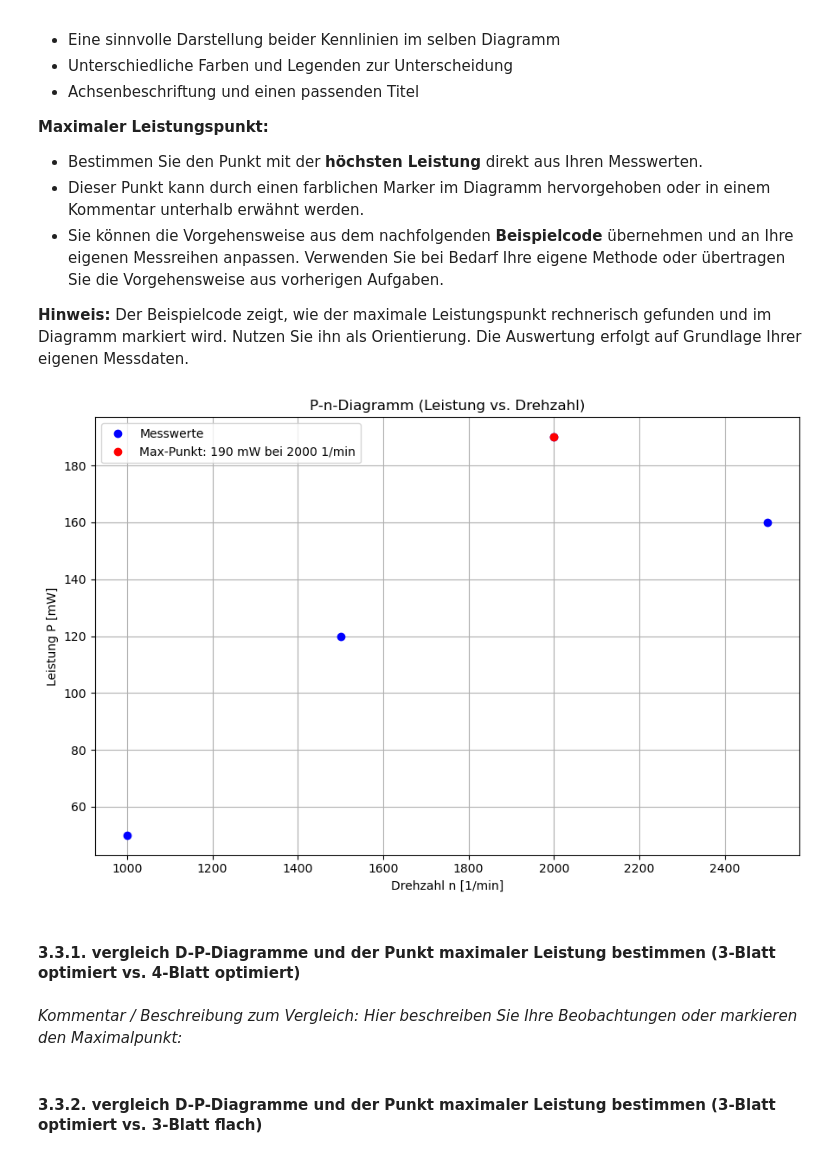
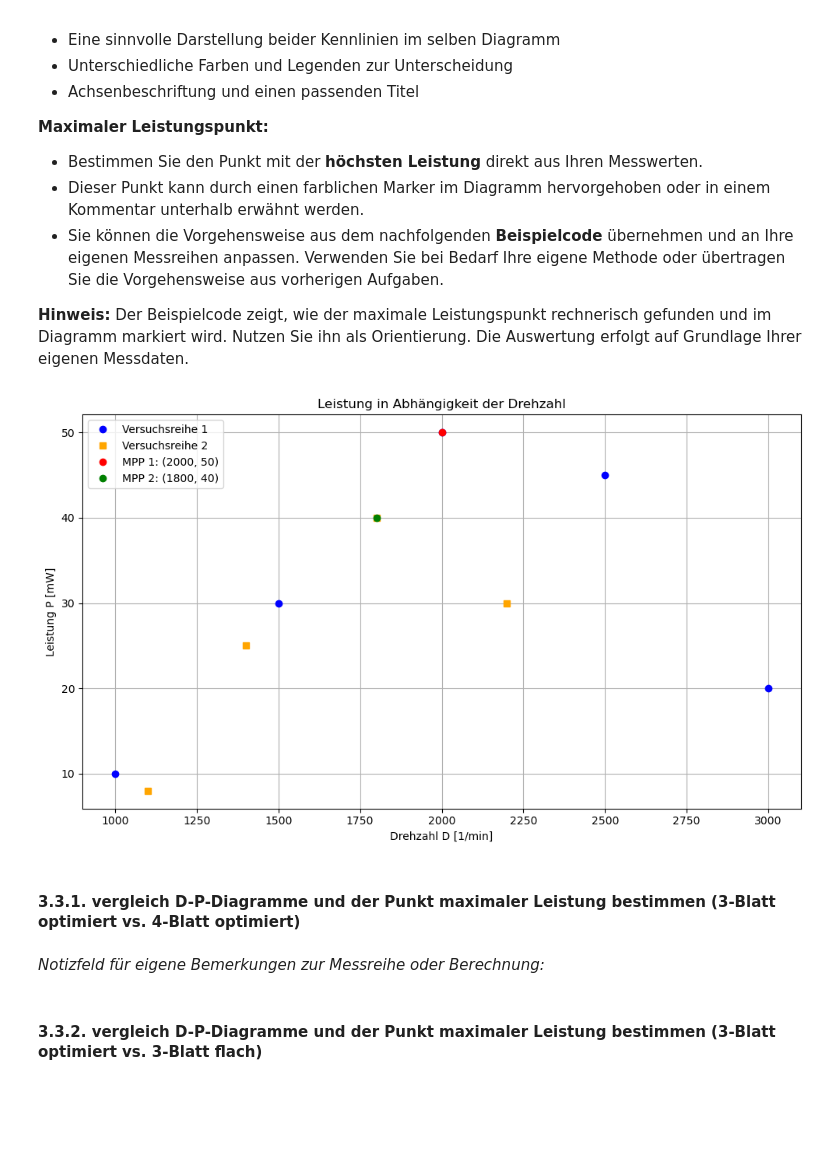
Before and after one commit to MohamadD-cloud/RE-II-praktikum, a Jupyter notebook: Windkraft,vorlage.ipynb, the cells around one changed output. Drawn from its saved outputs; the diff is of its cells as text; code cells hidden in the pictures; blank space fills up the shorter version.

```diff
--- a/Windkraft,vorlage.ipynb
+++ b/Windkraft,vorlage.ipynb
@@ -291,43 +310,55 @@ Nutzen Sie dafür Ihre bestehende Lösung aus Aufgabe 3.1 und passen Sie die Dat
 Verwenden Sie bei Bedarf Ihre eigene Methode oder übertragen Sie die Vorgehensweise aus vorherigen Aufgaben.
 
 **Hinweis:** Der Beispielcode zeigt, wie der maximale Leistungspunkt rechnerisch gefunden und im Diagramm markiert wird. Nutzen Sie ihn als Orientierung. Die Auswertung erfolgt auf Grundlage Ihrer eigenen Messdaten.
-# %%
-import matplotlib.pyplot as plt
-
-# Beispielhafte Messdaten (Drehzahl n in 1/min, Leistung P in mW)
-drehzahl = [1000, 1500, 2000,2500]
-leistung = [50, 120, 190, 160]
-
-# Maximaler Leistungspunkt berechnen
-max_index = leistung.index(max(leistung))
-max_n = drehzahl[max_index]
-max_p = leistung[max_index]
-
-# Diagramm zeichnen
-plt.figure(figsize=(9, 6))
-plt.plot(drehzahl, leistung, 'o', label='Messwerte', color='blue')
-
-# Maximalpunkt markieren
-plt.plot(max_n, max_p, 'ro', label=f'Max-Punkt: {max_p} mW bei {max_n} 1/min')
-
-# Achsenbeschriftung und Titel
-plt.xlabel("Drehzahl n [1/min]")
-plt.ylabel("Leistung P [mW]")
-plt.title("P-n-Diagramm (Leistung vs. Drehzahl)")
-plt.grid(True)
-plt.legend()
-plt.tight_layout()
-plt.show()
-# %% [output]
-[figure, removed]
-# %% [markdown]
-#### 3.3.1.  vergleich D-P-Diagramme und der Punkt maximaler Leistung bestimmen (3-Blatt optimiert vs. 4-Blatt optimiert)
+# %%
+import matplotlib.pyplot as plt  # Bibliothek zum Plotten von Diagrammen
+
+# Beispiel-Datenreihe 1 (Drehzahl und Leistung)
+drehzahl_1 = [1000, 1500, 2000, 2500, 3000]
+leistung_1 = [10, 30, 50, 45, 20]
+
+# Beispiel-Datenreihe 2 (Drehzahl und Leistung)
+drehzahl_2 = [1100, 1400, 1800, 2200]
+leistung_2 = [8, 25, 40, 30]
+
+# Maximalpunkt für Datenreihe 1 ermitteln
+max_idx_1 = leistung_1.index(max(leistung_1))
+max_d_1 = drehzahl_1[max_idx_1]
+max_p_1 = leistung_1[max_idx_1]
+
+# Maximalpunkt für Datenreihe 2 ermitteln
+max_idx_2 = leistung_2.index(max(leistung_2))
+max_d_2 = drehzahl_2[max_idx_2]
+max_p_2 = leistung_2[max_idx_2]
+
+# Diagramm erstellen
+plt.figure(figsize=(10, 6))
+
+# Nur Punkte darstellen (keine Linien)
+plt.plot(drehzahl_1, leistung_1, 'o', label='Versuchsreihe 1', color='blue')
+plt.plot(drehzahl_2, leistung_2, 's', label='Versuchsreihe 2', color='orange')
+
+# Maximalpunkte markieren
+plt.plot(max_d_1, max_p_1, 'ro', label=f'MPP 1: ({max_d_1}, {max_p_1})')
+plt.plot(max_d_2, max_p_2, 'go', label=f'MPP 2: ({max_d_2}, {max_p_2})')
+
+# Achsenbeschriftung und Titel
+plt.xlabel("Drehzahl D [1/min]")
+plt.ylabel("Leistung P [mW]")
+plt.title("Leistung in Abhängigkeit der Drehzahl")
+plt.grid(True)
+plt.legend(loc= "upper left")
+plt.tight_layout()
+plt.show()
+# %% [output]
+[figure, added]
+# %% [markdown]
+#### 3.3.1.  vergleich D-P-Diagramme und der Punkt maximaler Leistung bestimmen (3-Blatt optimiert vs. 4-Blatt optimiert)
 # %%
 # Eigene Auswertung oder Markierung des maximalen Leistungspunkts
 # Hier können Sie Ihren Code eintragen:
 # %% [markdown]
-*Kommentar / Beschreibung zum Vergleich:*
-*Hier beschreiben Sie Ihre Beobachtungen oder markieren den Maximalpunkt:*
+*Notizfeld für eigene Bemerkungen zur Messreihe oder Berechnung:*
 # %% [markdown]
 #### 3.3.2.  vergleich D-P-Diagramme und der Punkt maximaler Leistung bestimmen (3-Blatt optimiert vs. 3-Blatt flach)
 # %%
```
Also changed, not shown: parts of 19 cells of this notebook.
